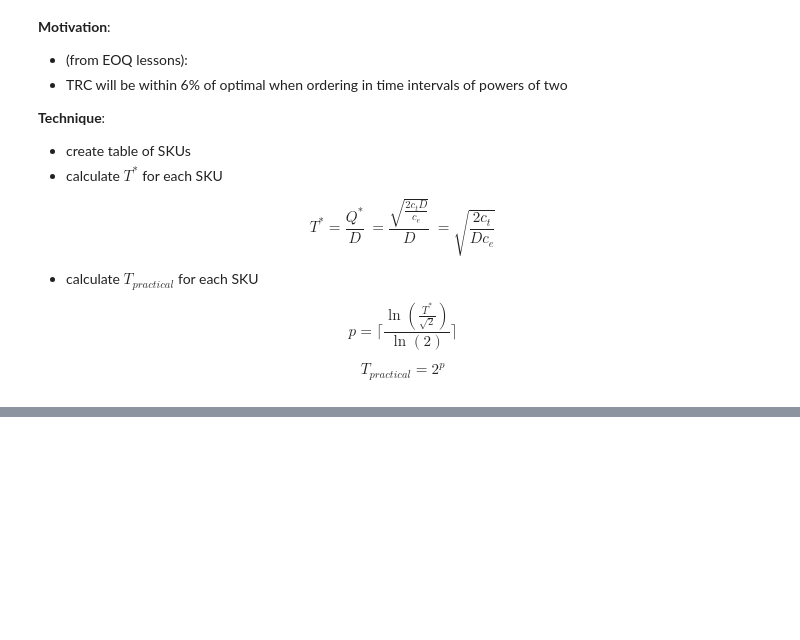
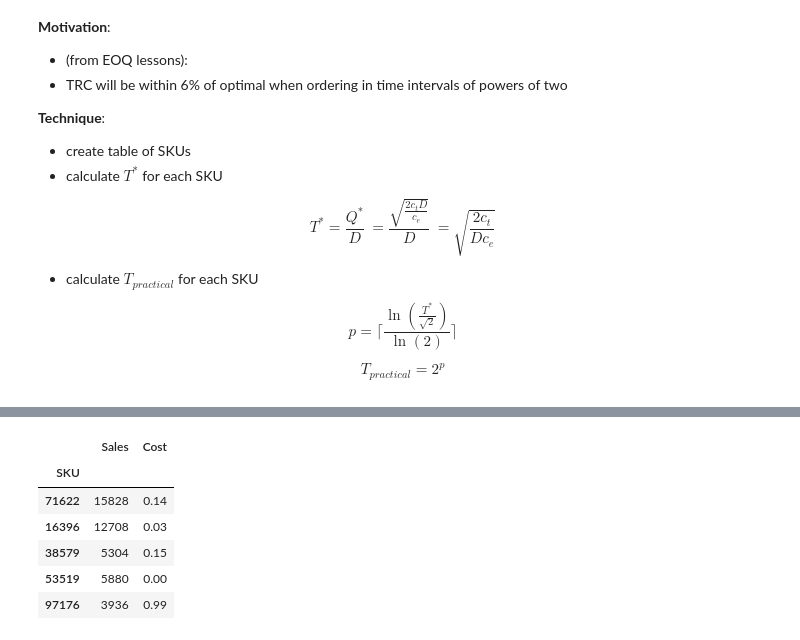
Before and after one commit to rickhaffey/supply-chain-python, a Jupyter notebook: SC1x/SC1x-Week09.ipynb, the cells around one changed output, grey strips where cells are left out. Cells and saved outputs as stored; diff of their text form; code cells hidden in the pictures; blank space fills up the shorter version.

```diff
--- a/SC1x/SC1x-Week09.ipynb
+++ b/SC1x/SC1x-Week09.ipynb
@@ -111,0 +131,11 @@ $$
+# %%
+hosp_data = pd.read_csv('./W09_L1_V04_hospital_data.csv', index_col=0)
+hosp_data.head()
+# %% [output]
+|  | Sales | Cost |
+| SKU |  |  |
+| 71622 | 15828 | 0.14 |
+| 16396 | 12708 | 0.03 |
+| 38579 | 5304 | 0.15 |
+| 53519 | 5880 | 0.00 |
+| 97176 | 3936 | 0.99 |
```
Also changed, not shown: parts of 7 cells of this notebook, 2 other files.
